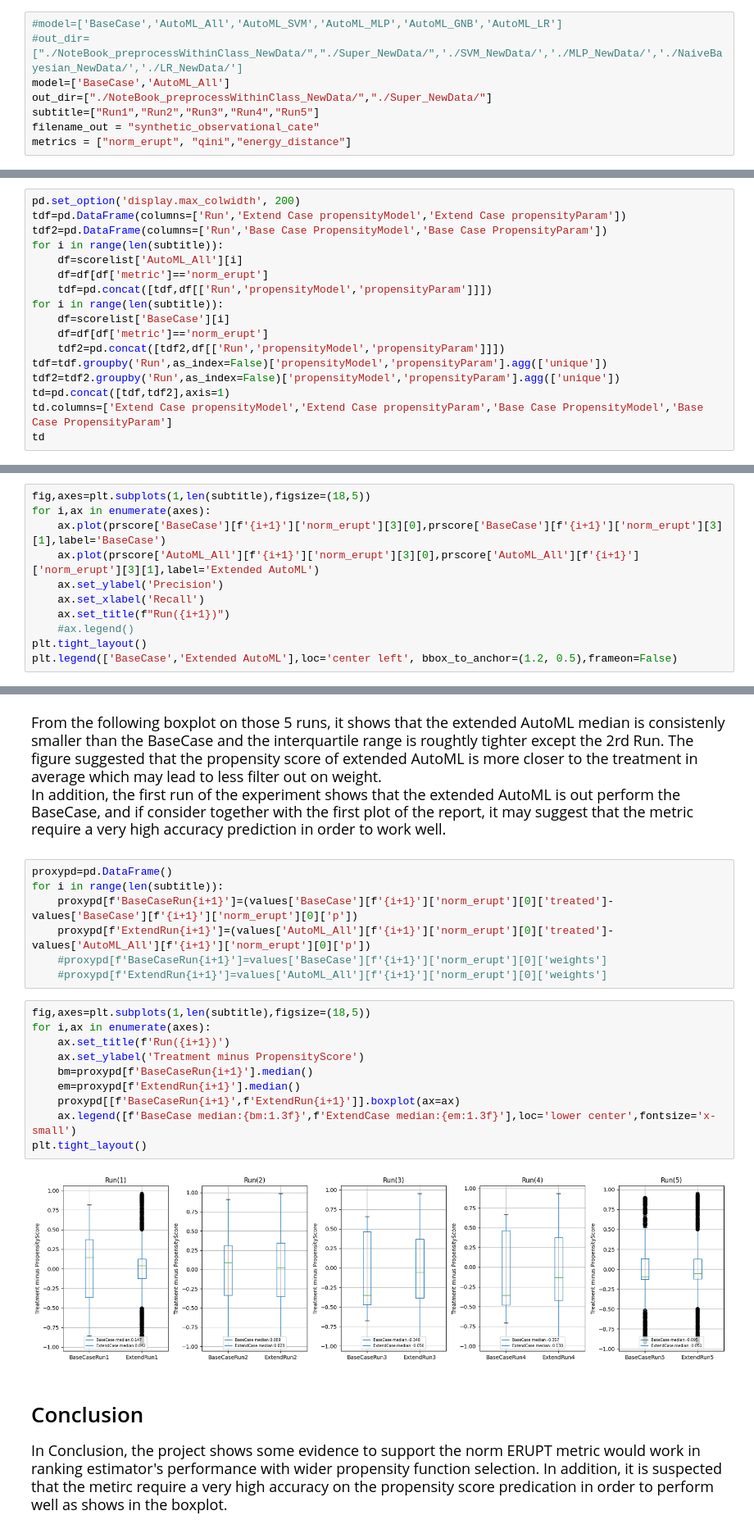
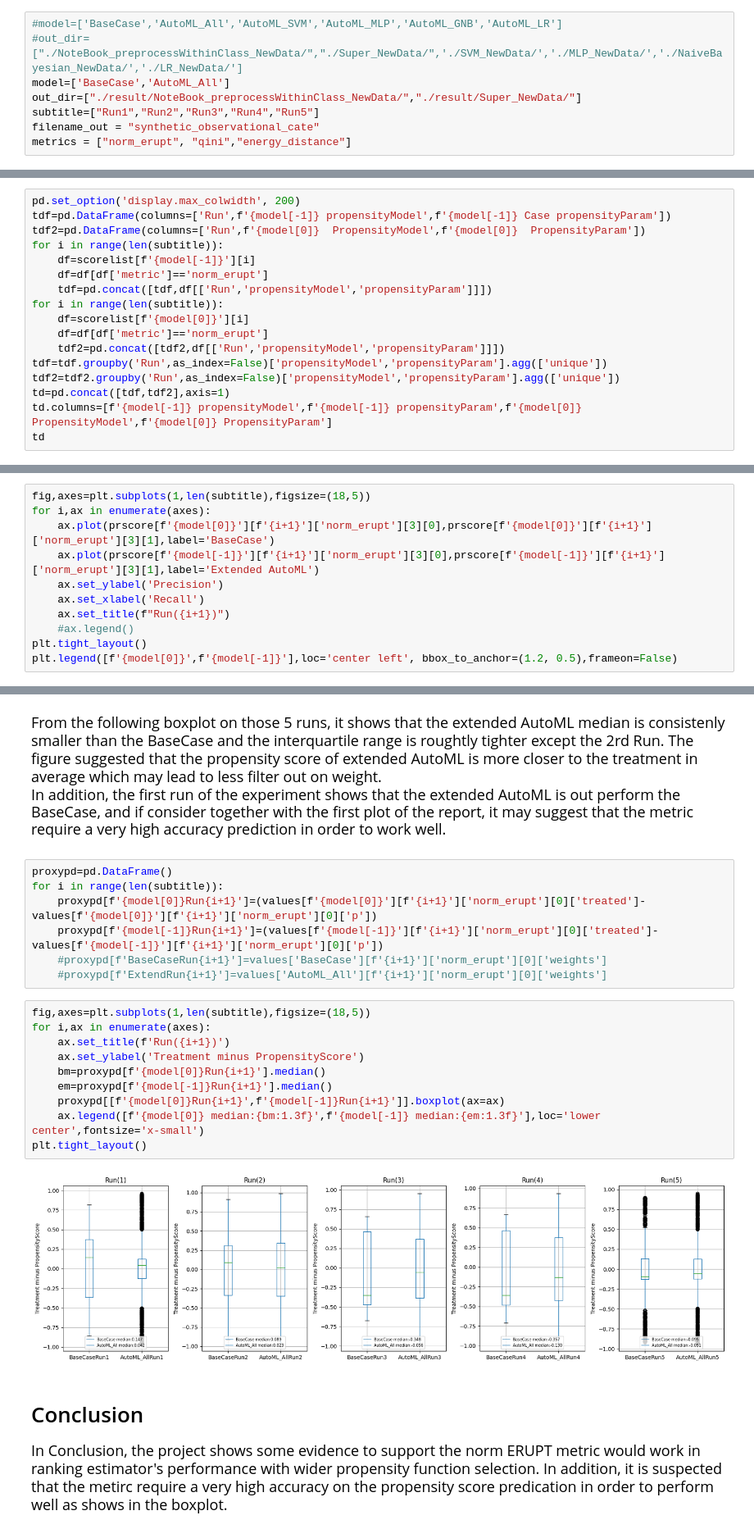
Before and after one commit to tik65536/2022AutoML_Causality, a Jupyter notebook: AnalysisReport.ipynb, the cells around one changed output, grey strips where cells are left out. Shown at 82% size. Cells and saved outputs as stored; diff of their text form.

```diff
--- a/AnalysisReport.ipynb
+++ b/AnalysisReport.ipynb
@@ -86,7 +86,7 @@ The resulting plot also discover a interesting pattern that didn't shows in the
 #model=['BaseCase','AutoML_All','AutoML_SVM','AutoML_MLP','AutoML_GNB','AutoML_LR']
 #out_dir=["./NoteBook_preprocessWithinClass_NewData/","./Super_NewData/",'./SVM_NewData/','./MLP_NewData/','./NaiveBayesian_NewData/','./LR_NewData/']
 model=['BaseCase','AutoML_All']
-out_dir=["./NoteBook_preprocessWithinClass_NewData/","./Super_NewData/"]
+out_dir=["./result/NoteBook_preprocessWithinClass_NewData/","./result/Super_NewData/"]
 subtitle=["Run1","Run2","Run3","Run4","Run5"]
 filename_out = "synthetic_observational_cate"
 metrics = ["norm_erupt", "qini","energy_distance"]
@@ -215,19 +215,19 @@ For the extended AutoML experiment, MLP and Logistic Regression is choosen as pr
    </font>
 # %%
 pd.set_option('display.max_colwidth', 200)
-tdf=pd.DataFrame(columns=['Run','Extend Case propensityModel','Extend Case propensityParam'])
-tdf2=pd.DataFrame(columns=['Run','Base Case PropensityModel','Base Case PropensityParam'])
+tdf=pd.DataFrame(columns=['Run',f'{model[-1]} propensityModel',f'{model[-1]} Case propensityParam'])
+tdf2=pd.DataFrame(columns=['Run',f'{model[0]}  PropensityModel',f'{model[0]}  PropensityParam'])
 for i in range(len(subtitle)):
-    df=scorelist['AutoML_All'][i]
+    df=scorelist[f'{model[-1]}'][i]
     df=df[df['metric']=='norm_erupt']
     tdf=pd.concat([tdf,df[['Run','propensityModel','propensityParam']]])
 for i in range(len(subtitle)):
-    df=scorelist['BaseCase'][i]
+    df=scorelist[f'{model[0]}'][i]
     df=df[df['metric']=='norm_erupt']
     tdf2=pd.concat([tdf2,df[['Run','propensityModel','propensityParam']]])
 tdf=tdf.groupby('Run',as_index=False)['propensityModel','propensityParam'].agg(['unique'])
 tdf2=tdf2.groupby('Run',as_index=False)['propensityModel','propensityParam'].agg(['unique'])
 td=pd.concat([tdf,tdf2],axis=1)
-td.columns=['Extend Case propensityModel','Extend Case propensityParam','Base Case PropensityModel','Base Case PropensityParam']
+td.columns=[f'{model[-1]} propensityModel',f'{model[-1]} propensityParam',f'{model[0]} PropensityModel',f'{model[0]} PropensityParam']
 td
 # %% [output]
@@ -258,13 +258,13 @@ Furthermore, the PR-curve of Run 2 and 3 shows a relatively poor peformance in c
 # %%
 fig,axes=plt.subplots(1,len(subtitle),figsize=(18,5))
 for i,ax in enumerate(axes):
-    ax.plot(prscore['BaseCase'][f'{i+1}']['norm_erupt'][3][0],prscore['BaseCase'][f'{i+1}']['norm_erupt'][3][1],label='BaseCase')
-    ax.plot(prscore['AutoML_All'][f'{i+1}']['norm_erupt'][3][0],prscore['AutoML_All'][f'{i+1}']['norm_erupt'][3][1],label='Extended AutoML')
+    ax.plot(prscore[f'{model[0]}'][f'{i+1}']['norm_erupt'][3][0],prscore[f'{model[0]}'][f'{i+1}']['norm_erupt'][3][1],label='BaseCase')
+    ax.plot(prscore[f'{model[-1]}'][f'{i+1}']['norm_erupt'][3][0],prscore[f'{model[-1]}'][f'{i+1}']['norm_erupt'][3][1],label='Extended AutoML')
     ax.set_ylabel('Precision')
     ax.set_xlabel('Recall')
     ax.set_title(f"Run({i+1})")
     #ax.legend()
 plt.tight_layout()
-plt.legend(['BaseCase','Extended AutoML'],loc='center left', bbox_to_anchor=(1.2, 0.5),frameon=False)
+plt.legend([f'{model[0]}',f'{model[-1]}'],loc='center left', bbox_to_anchor=(1.2, 0.5),frameon=False)
 # %% [output]
 <matplotlib.legend.Legend at 0x...>
@@ -300,22 +300,22 @@ In addition, the first run of the experiment shows that the extended AutoML is o
 # %%
 proxypd=pd.DataFrame()
 for i in range(len(subtitle)):
-    proxypd[f'BaseCaseRun{i+1}']=(values['BaseCase'][f'{i+1}']['norm_erupt'][0]['treated']-values['BaseCase'][f'{i+1}']['norm_erupt'][0]['p'])
-    proxypd[f'ExtendRun{i+1}']=(values['AutoML_All'][f'{i+1}']['norm_erupt'][0]['treated']-values['AutoML_All'][f'{i+1}']['norm_erupt'][0]['p'])
+    proxypd[f'{model[0]}Run{i+1}']=(values[f'{model[0]}'][f'{i+1}']['norm_erupt'][0]['treated']-values[f'{model[0]}'][f'{i+1}']['norm_erupt'][0]['p'])
+    proxypd[f'{model[-1]}Run{i+1}']=(values[f'{model[-1]}'][f'{i+1}']['norm_erupt'][0]['treated']-values[f'{model[-1]}'][f'{i+1}']['norm_erupt'][0]['p'])
     #proxypd[f'BaseCaseRun{i+1}']=values['BaseCase'][f'{i+1}']['norm_erupt'][0]['weights']
     #proxypd[f'ExtendRun{i+1}']=values['AutoML_All'][f'{i+1}']['norm_erupt'][0]['weights']
 # %%
 fig,axes=plt.subplots(1,len(subtitle),figsize=(18,5))
 for i,ax in enumerate(axes):
     ax.set_title(f'Run({i+1})')
     ax.set_ylabel('Treatment minus PropensityScore')
-    bm=proxypd[f'BaseCaseRun{i+1}'].median()
-    em=proxypd[f'ExtendRun{i+1}'].median()
-    proxypd[[f'BaseCaseRun{i+1}',f'ExtendRun{i+1}']].boxplot(ax=ax)
-    ax.legend([f'BaseCase median:{bm:1.3f}',f'ExtendCase median:{em:1.3f}'],loc='lower center',fontsize='x-small')
+    bm=proxypd[f'{model[0]}Run{i+1}'].median()
+    em=proxypd[f'{model[-1]}Run{i+1}'].median()
+    proxypd[[f'{model[0]}Run{i+1}',f'{model[-1]}Run{i+1}']].boxplot(ax=ax)
+    ax.legend([f'{model[0]} median:{bm:1.3f}',f'{model[-1]} median:{em:1.3f}'],loc='lower center',fontsize='x-small')
 plt.tight_layout()
 # %% [output]
-[figure, old version]
+[figure, new version]
 # %% [markdown]
 # Conclusion
 <font size="4">
```
Also changed, not shown: parts of 4 cells of this notebook.
